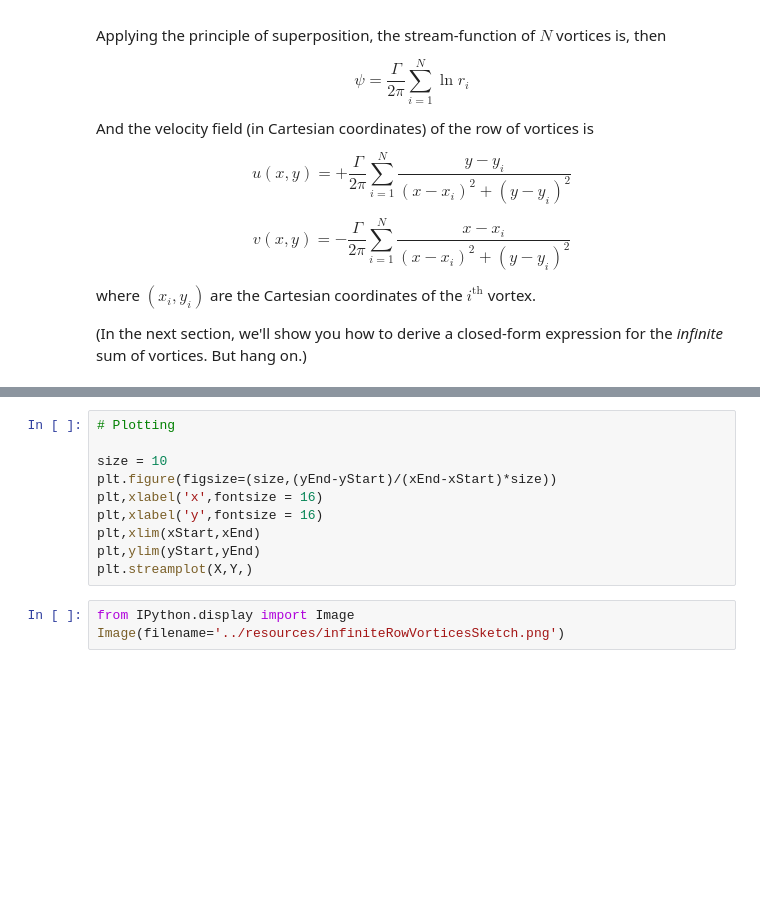
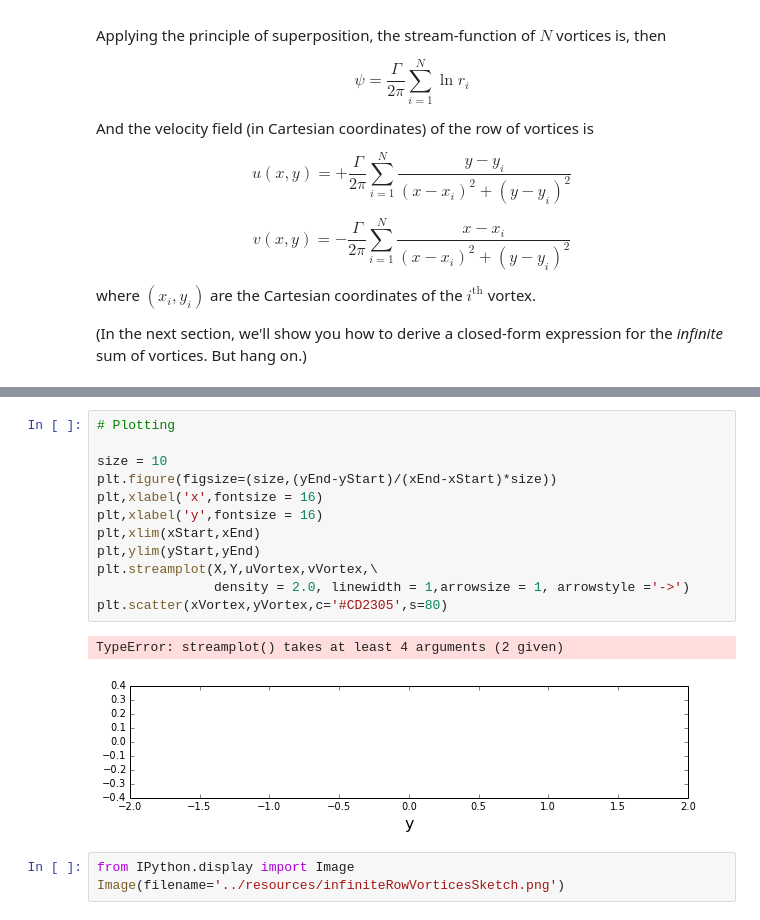
Before and after one commit to tiki1009/Assignment-1, a Jupyter notebook: Lesson5.ipynb, the cells around one changed output, grey strips where cells are left out. Saved outputs shown, nothing was run; the diff lists cells and outputs as text; blank space fills up the shorter version.

```diff
--- a/Lesson5.ipynb
+++ b/Lesson5.ipynb
@@ -133,13 +136,18 @@ TypeError: only length-1 arrays can be converted to Python scalars
 # %%
 # Plotting
 
 size = 10
 plt.figure(figsize=(size,(yEnd-yStart)/(xEnd-xStart)*size))
 plt,xlabel('x',fontsize = 16)
 plt,xlabel('y',fontsize = 16)
 plt,xlim(xStart,xEnd)
 plt,ylim(yStart,yEnd)
-plt.streamplot(X,Y,)
+plt.streamplot(X,Y,uVortex,vVortex,\
+               density = 2.0, linewidth = 1,arrowsize = 1, arrowstyle ='->')
+plt.scatter(xVortex,yVortex,c='#CD2305',s=80)
+# %% [output]
+TypeError: streamplot() takes at least 4 arguments (2 given)
+[figure, added]
 # %%
 from IPython.display import Image
 Image(filename='../resources/infiniteRowVorticesSketch.png')
```
Also changed, not shown: parts of 3 cells of this notebook.
